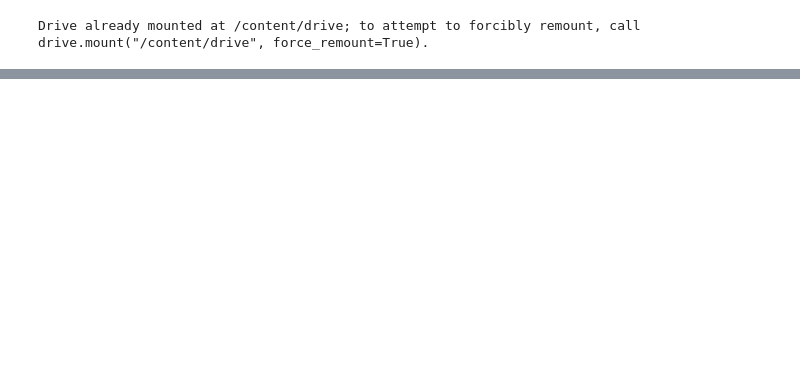
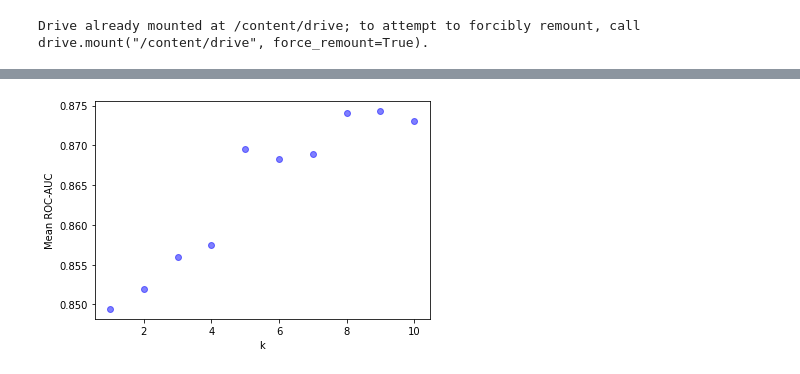
Before and after one commit to FranciscaAlliende/APS-Failure-at-Scania-Trucks, a Jupyter notebook: SMOTE.ipynb, the cells around one changed output, grey strips where cells are left out. Cells and saved outputs as stored; diff of their text form; code cells hidden in the pictures; blank space fills up the shorter version.

```diff
--- a/SMOTE.ipynb
+++ b/SMOTE.ipynb
@@ -49,0 +55,22 @@ y_train_up.columns = ["class"]
+# %%
+# choosing the number of neighbors k
+k_values = range(1,11)
+scores_list = []
+
+for k in k_values:
+  model = DecisionTreeClassifier()
+  over = SMOTE(sampling_strategy=0.6, k_neighbors=k)
+  under = RandomUnderSampler(sampling_strategy=0.8)
+  steps = [('over', over), ('under', under), ('model', model)]
+  pipeline = Pipeline(steps=steps)
+  cv = RepeatedStratifiedKFold(n_splits=10, n_repeats=3, random_state=1)
+  scores = cross_val_score(pipeline, X_train, y_train, scoring='roc_auc', cv=cv, n_jobs=-1)
+  score = mean(scores)
+  scores_list.append(score)
+
+plt.scatter(k_values, scores_list, c="b", alpha=0.5)
+plt.xlabel("k")
+plt.ylabel("Mean ROC-AUC")
+plt.show()
+# %% [output]
+[figure, added]
```
Also changed, not shown: parts of 12 cells of this notebook.
